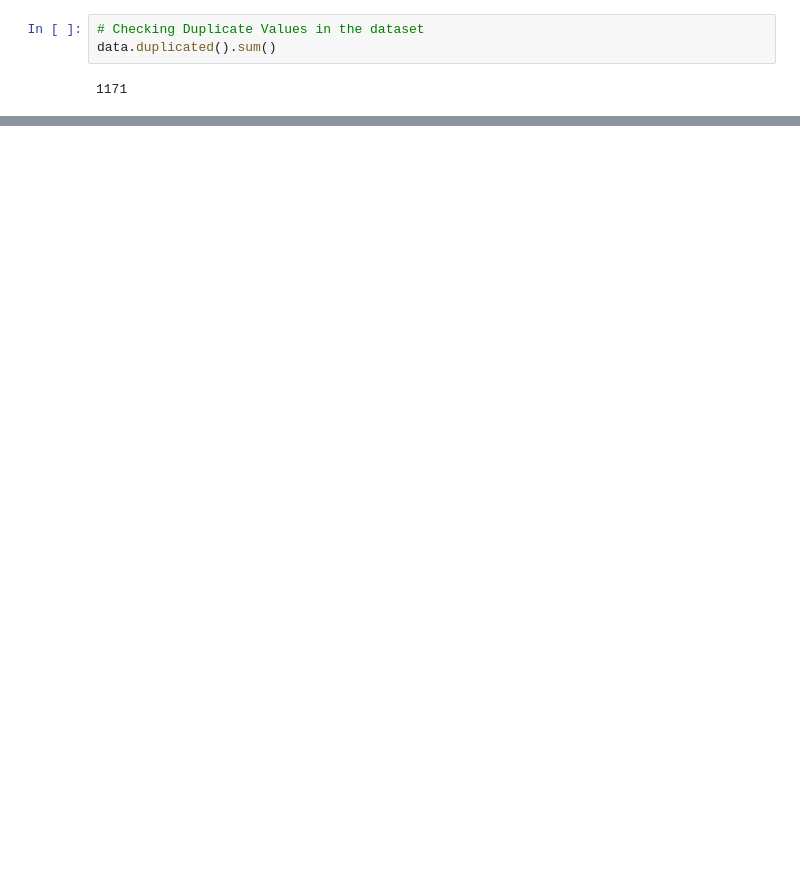
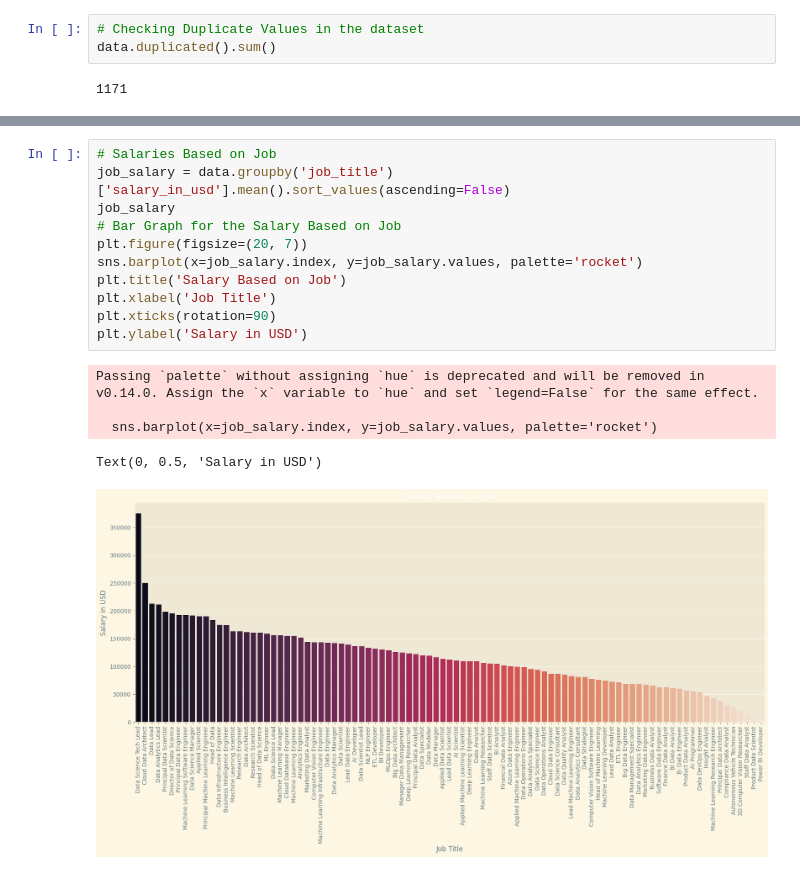
Before and after one commit to OtoYuki/Applied_Data-Science_Coursework, a Jupyter notebook: data_science_salaries.ipynb, the cells around one changed output, grey strips where cells are left out. Saved outputs shown, nothing was run; the diff lists cells and outputs as text; blank space fills up the shorter version.

```diff
--- a/data_science_salaries.ipynb
+++ b/data_science_salaries.ipynb
@@ -153,0 +245,17 @@ dtype: int64
+# %%
+# Salaries Based on Job
+job_salary = data.groupby('job_title')['salary_in_usd'].mean().sort_values(ascending=False)
+job_salary
+# Bar Graph for the Salary Based on Job
+plt.figure(figsize=(20, 7))
+sns.barplot(x=job_salary.index, y=job_salary.values, palette='rocket')
+plt.title('Salary Based on Job')
+plt.xlabel('Job Title')
+plt.xticks(rotation=90)
+plt.ylabel('Salary in USD')
+# %% [output]
+Passing `palette` without assigning `hue` is deprecated and will be removed in v0.14.0. Assign the `x` variable to `hue` and set `legend=False` for the same effect.
+
+  sns.barplot(x=job_salary.index, y=job_salary.values, palette='rocket')
+Text(0, 0.5, 'Salary in USD')
+[figure, added]
```
Also changed, not shown: parts of 14 cells of this notebook.
